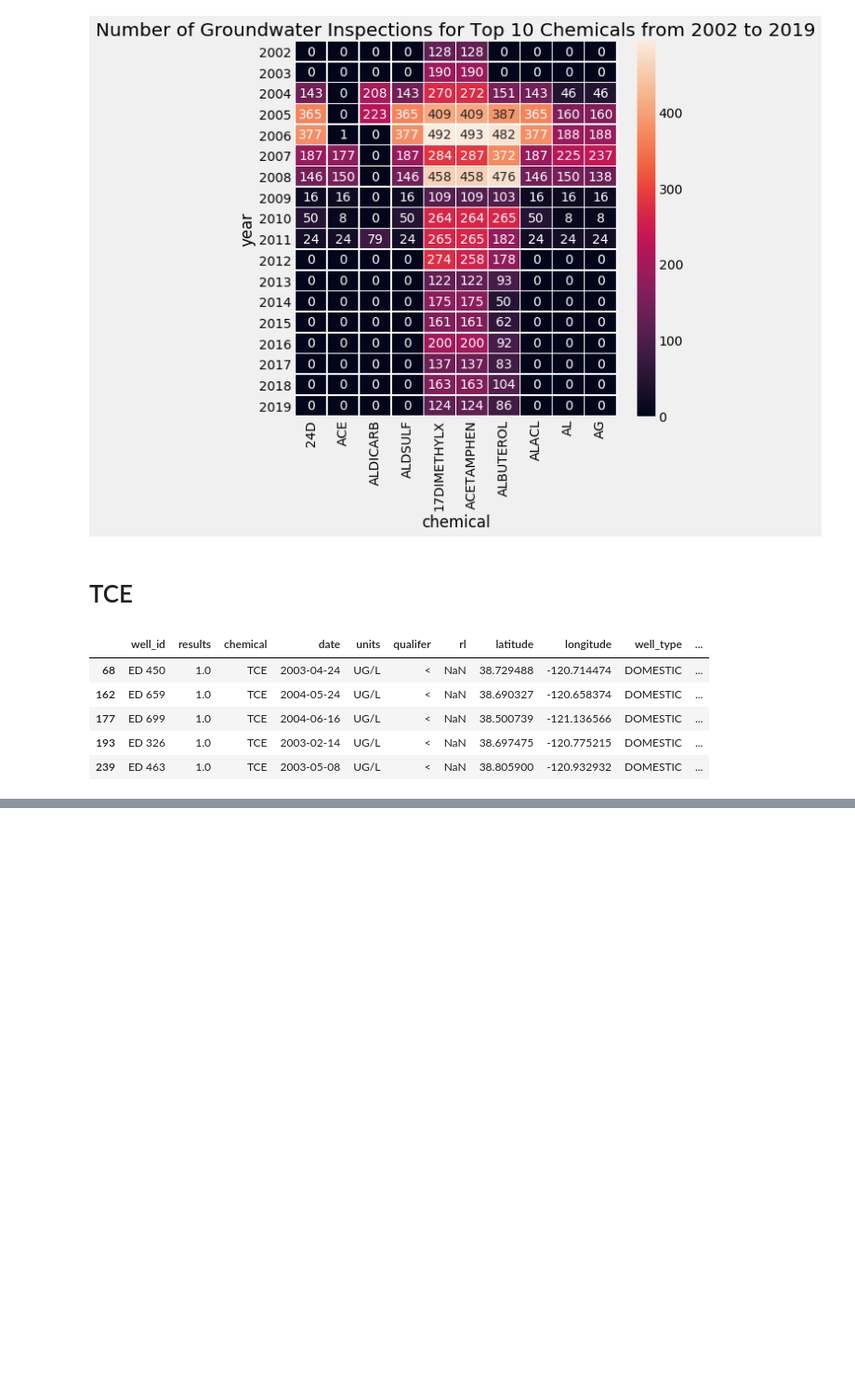
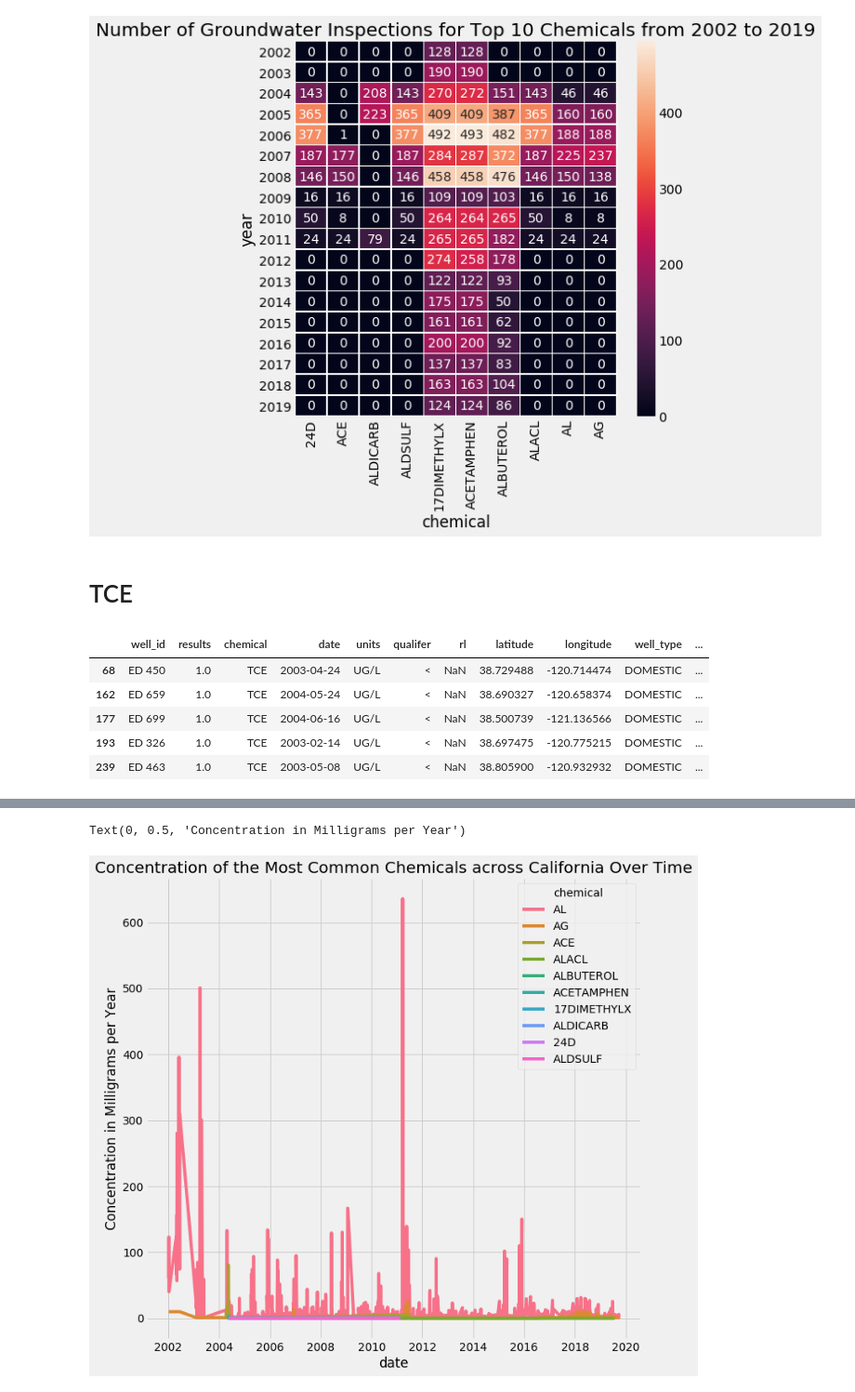
Before and after one commit to WinsonTruong/groundwater, a Jupyter notebook: Groundwater Notebook.ipynb, the cells around one changed output, grey strips where cells are left out. Shown: that part at 93% size. Cells and saved outputs as stored; diff of their text form; code cells hidden in the pictures; blank space fills up the shorter version.

```diff
--- a/Groundwater Notebook.ipynb
+++ b/Groundwater Notebook.ipynb
@@ -37,5 +24,7 @@ Let's begin by loading our data and creating some DateTime columns
 # %%
-gama = pd.read_csv("gama_statewide_dw_pb_combined_2020-04-27.csv")
+gama = pd.read_csv("gama_data/gama_statewide_dw_pb_combined_2020-04-27.csv")
+
+# pd.datetime columns
 gama['date'] = pd.to_datetime(gama['date'])
 gama['year'] = pd.DatetimeIndex(gama['date']).year
 gama['month'] = pd.DatetimeIndex(gama['date']).month
@@ -153,0 +152,9 @@ tce.head()
+# %%
+plt.title('Concentration of the Most Common Chemicals across California Over Time')
+sns.lineplot(x = "date", y = "results",
+             hue = "chemical",
+             data = top10, ci = None)
+plt.ylabel('Concentration in Milligrams per Year')
+# %% [output]
+Text(0, 0.5, 'Concentration in Milligrams per Year')
+[figure, added]
```
Also changed, not shown: parts of 21 cells of this notebook, 2 other files.
